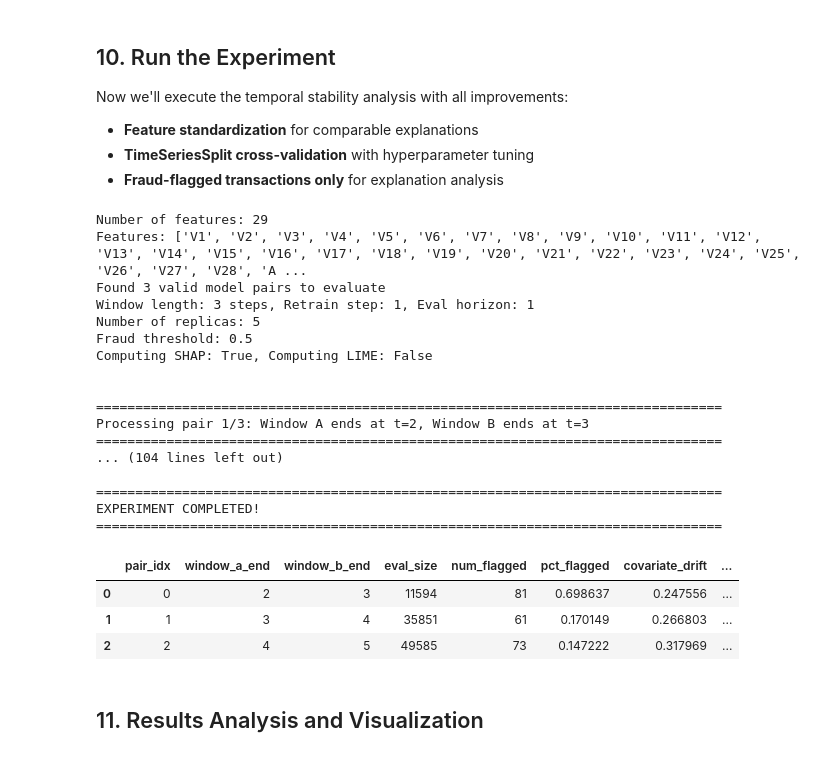
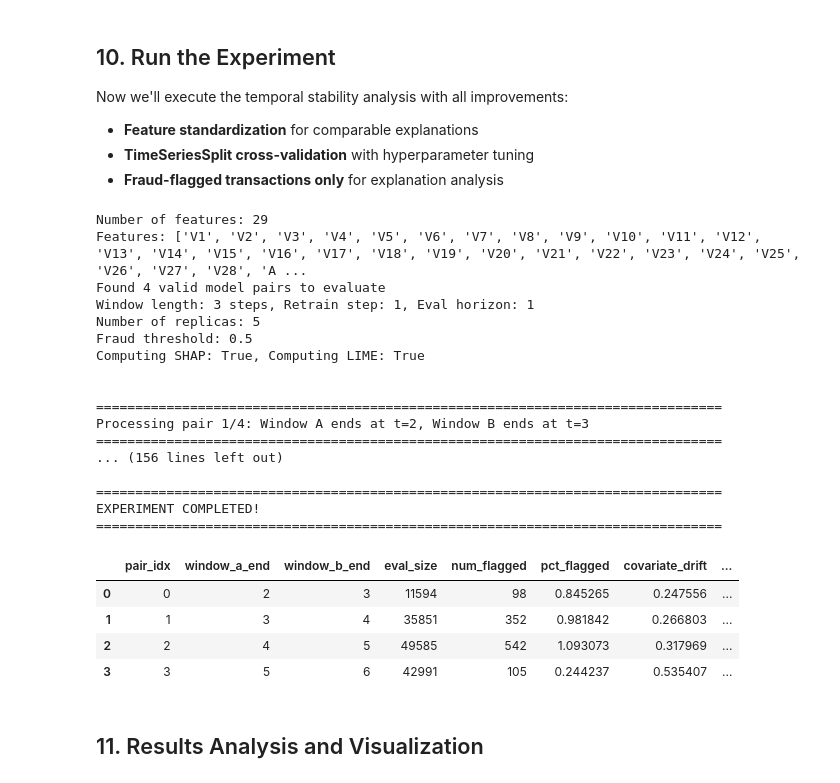
Before and after one commit to FreWlms/Temporal_XAI_Stability, a Jupyter notebook: CreditCardFraud_2.0.ipynb, the cells around one changed output. Cells and saved outputs as stored; diff of their text form; code cells hidden in the pictures.

Commit message:
Error fixes & complete run with LIME

```diff
--- a/CreditCardFraud_2.0.ipynb
+++ b/CreditCardFraud_2.0.ipynb
@@ -30,7 +35,7 @@ warnings.filterwarnings('ignore')
 np.random.seed(42)
 
 # Configuration
-DATA_PATH = '../CreditCard_Dataset/creditcard.csv'
+DATA_PATH = "/content/drive/MyDrive/Thesis/CreditCard_Dataset/creditcard.csv"
 pd.set_option('display.max_columns', None)
 plt.style.use('seaborn-v0_8-darkgrid')
 
@@ -242,7 +323,9 @@ def tune_hyperparameters(X_train, y_train, random_state=42):
         random_state=random_state,
         eval_metric='logloss',
         use_label_encoder=False,
-        n_jobs=-1
+        n_jobs=-1,
+        tree_method='hist',
+        device='cuda'
     )
 
     # TimeSeriesSplit for temporal cross-validation
@@ -835,42 +918,43 @@ print(f"Features: {feature_cols}")
 results_df = run_temporal_stability_experiment(
     df=df,
     feature_cols=feature_cols,
     window_length=WINDOW_LENGTH,
     retrain_step=RETRAIN_STEP,
     eval_horizon=EVAL_HORIZON,
     num_replicas=NUM_REPLICAS,
-    max_pairs=3,  # Start with 3 pairs to test the framework
+    max_pairs=None,  # Start with 3 pairs to test the framework
     use_shap=True,
-    use_lime=False,  # Set to True if you want LIME (much slower)
+    use_lime=True,  # Set to True if you want LIME (much slower)
     fraud_threshold=0.5  # Threshold for flagging fraud
 )
 
 print("\n" + "="*80)
 print("EXPERIMENT COMPLETED!")
 print("="*80)
 results_df
 # %% [output]
 Number of features: 29
 Features: ['V1', 'V2', 'V3', 'V4', 'V5', 'V6', 'V7', 'V8', 'V9', 'V10', 'V11', 'V12', 'V13', 'V14', 'V15', 'V16', 'V17', 'V18', 'V19', 'V20', 'V21', 'V22', 'V23', 'V24', 'V25', 'V26', 'V27', 'V28', 'A ...
-Found 3 valid model pairs to evaluate
+Found 4 valid model pairs to evaluate
 Window length: 3 steps, Retrain step: 1, Eval horizon: 1
 Number of replicas: 5
 Fraud threshold: 0.5
-Computing SHAP: True, Computing LIME: False
+Computing SHAP: True, Computing LIME: True
 
 
 ================================================================================
-Processing pair 1/3: Window A ends at t=2, Window B ends at t=3
+Processing pair 1/4: Window A ends at t=2, Window B ends at t=3
 ================================================================================
-... (104 lines left out)
+... (156 lines left out)
 
 ================================================================================
 EXPERIMENT COMPLETED!
 ================================================================================
 |  | pair_idx | window_a_end | window_b_end | eval_size | num_flagged | pct_flagged | covariate_drift | ... |
-| 0 | 0 | 2 | 3 | 11594 | 81 | 0.698637 | 0.247556 | ... |
-| 1 | 1 | 3 | 4 | 35851 | 61 | 0.170149 | 0.266803 | ... |
-| 2 | 2 | 4 | 5 | 49585 | 73 | 0.147222 | 0.317969 | ... |
+| 0 | 0 | 2 | 3 | 11594 | 98 | 0.845265 | 0.247556 | ... |
+| 1 | 1 | 3 | 4 | 35851 | 352 | 0.981842 | 0.266803 | ... |
+| 2 | 2 | 4 | 5 | 49585 | 542 | 1.093073 | 0.317969 | ... |
+| 3 | 3 | 5 | 6 | 42991 | 105 | 0.244237 | 0.535407 | ... |
 # %% [markdown]
 ## 11. Results Analysis and Visualization
 # %%
```
Also changed, not shown: parts of 10 cells of this notebook.
